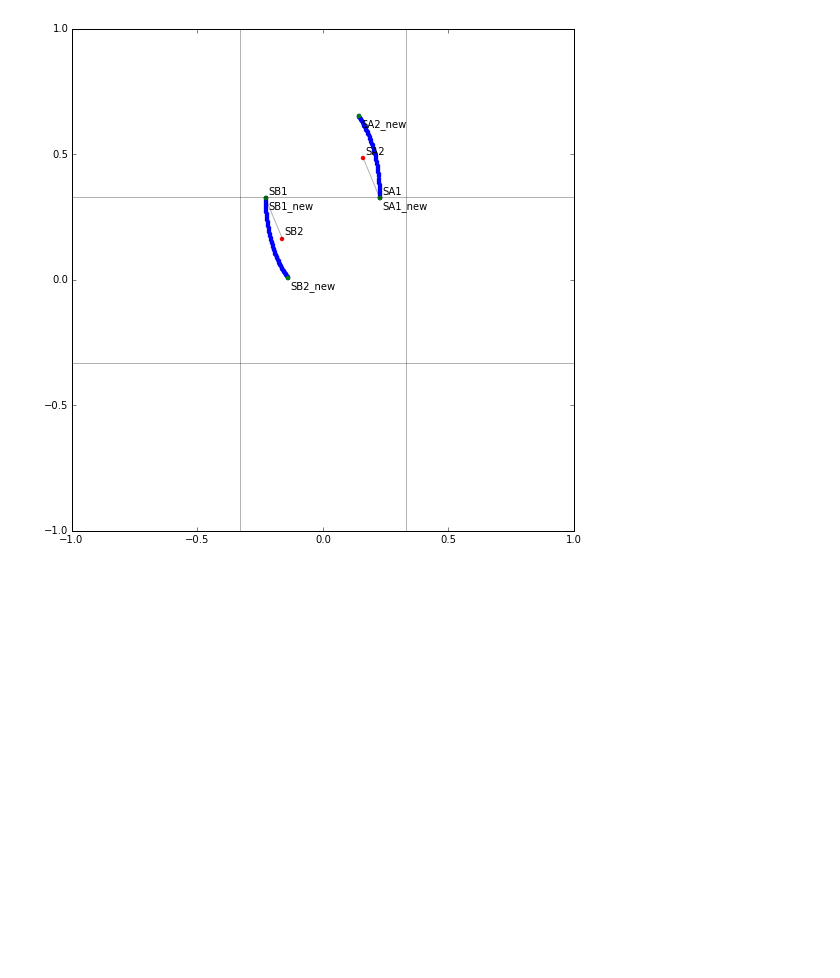
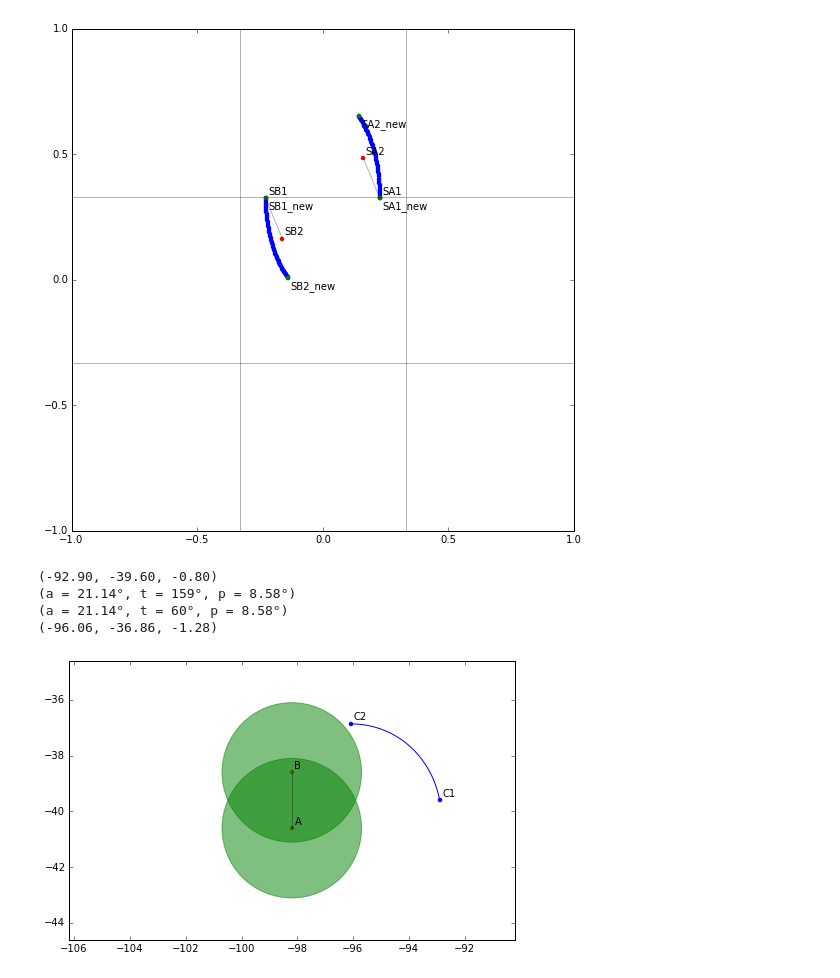
Before and after one commit to njoubert/spooky, a Jupyter notebook: experiments/ipython/22 - JE - Simple orientation tests.ipynb, the cells around one changed output. Cells and saved outputs as stored; diff of their text form; code cells hidden in the pictures; blank space fills up the shorter version.

Commit message:
added toric and straight line cases

```diff
--- a/experiments/ipython/22 - JE - Simple orientation tests.ipynb
+++ b/experiments/ipython/22 - JE - Simple orientation tests.ipynb
@@ -405,0 +415,36 @@ re:  [-0.22760098  0.32369917]
+# %%
+# TORIC
+C_1 = toric.Vector3(C[0], C[1], C[2])
+print C_1
+
+min_dist = 2.5
+PA_1 = toric.Vector3(PA[0], PA[1], PA[2])
+PB_1 = toric.Vector3(PB[0], PB[1], PB[2])
+
+SA_1 = toric.Vector2(SA[0], SA[1])
+SB_1 = toric.Vector2(SB[0], SB[1])
+
+# toric position trajectory
+C_1t = toric.Toric3_FromWorldPosition(C_1, PA_1, PB_1)
+C_2t = toric.Toric3(C_1t)
+new_theta = toric.Radian2Pi(1.0472) # 60 degrees
+C_2t.setTheta(new_theta)
+
+print C_1t
+print C_2t
+
+C_2 = toric.Toric3_ToWorldPosition(C_2t, PA_1, PB_1)
+print C_2
+
+interp = toric.ToricInterpolator(PA_1, PB_1, C_1t, C_2t)
+
+t = np.linspace(0,1)
+sigma = np.array([toric.Toric3_ToWorldPosition(interp.interpolate(a),PA_1,PB_1).np() for a in t])
+
+drawSetup(fudgeY_neg=4)
+# %% [output]
+(-92.90, -39.60, -0.80)
+(a = 21.14°, t = 159°, p = 8.58°)
+(a = 21.14°, t = 60°, p = 8.58°)
+(-96.06, -36.86, -1.28)
+[figure, added]
```
Also changed, not shown: parts of 9 cells of this notebook, 1 other file.
